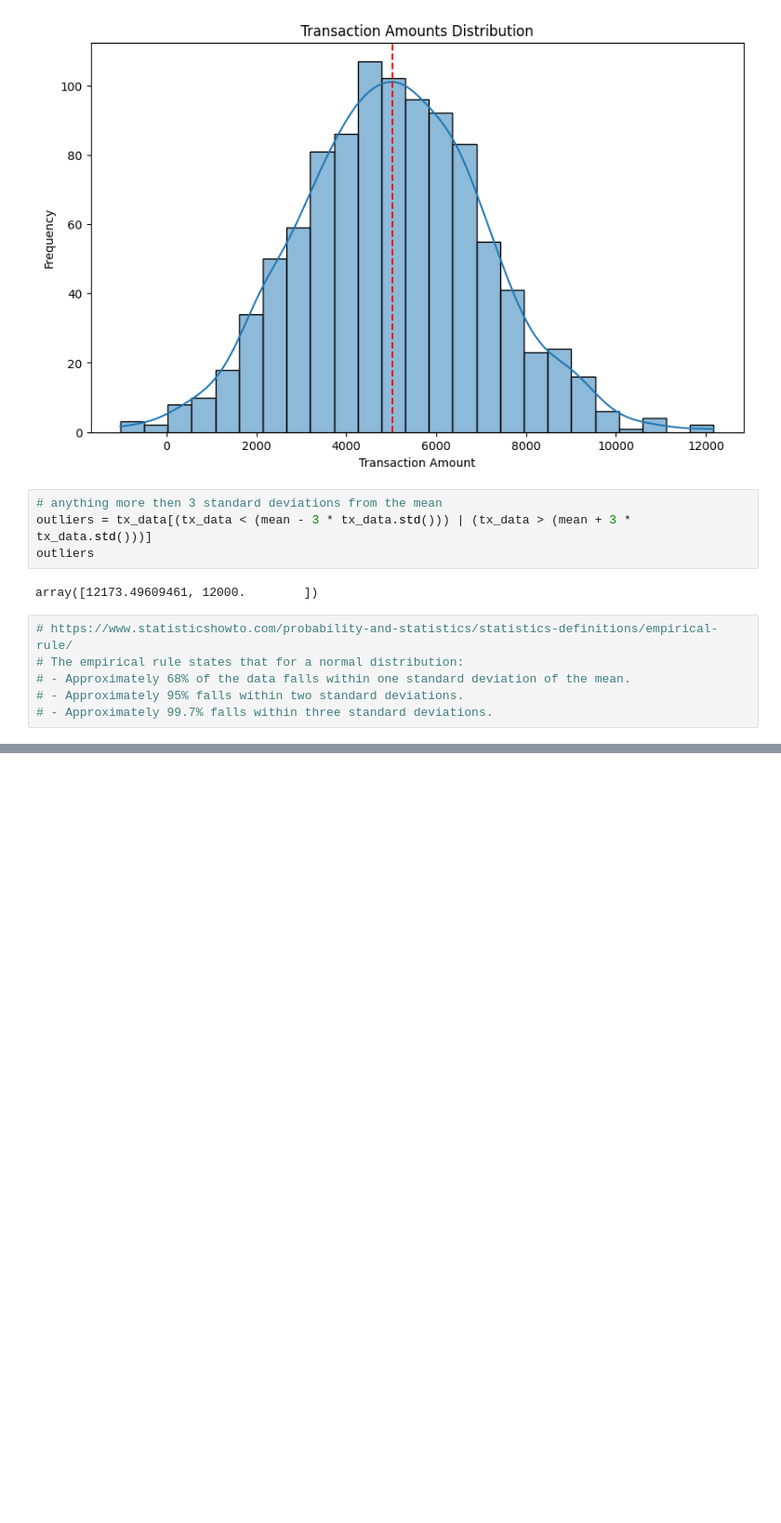
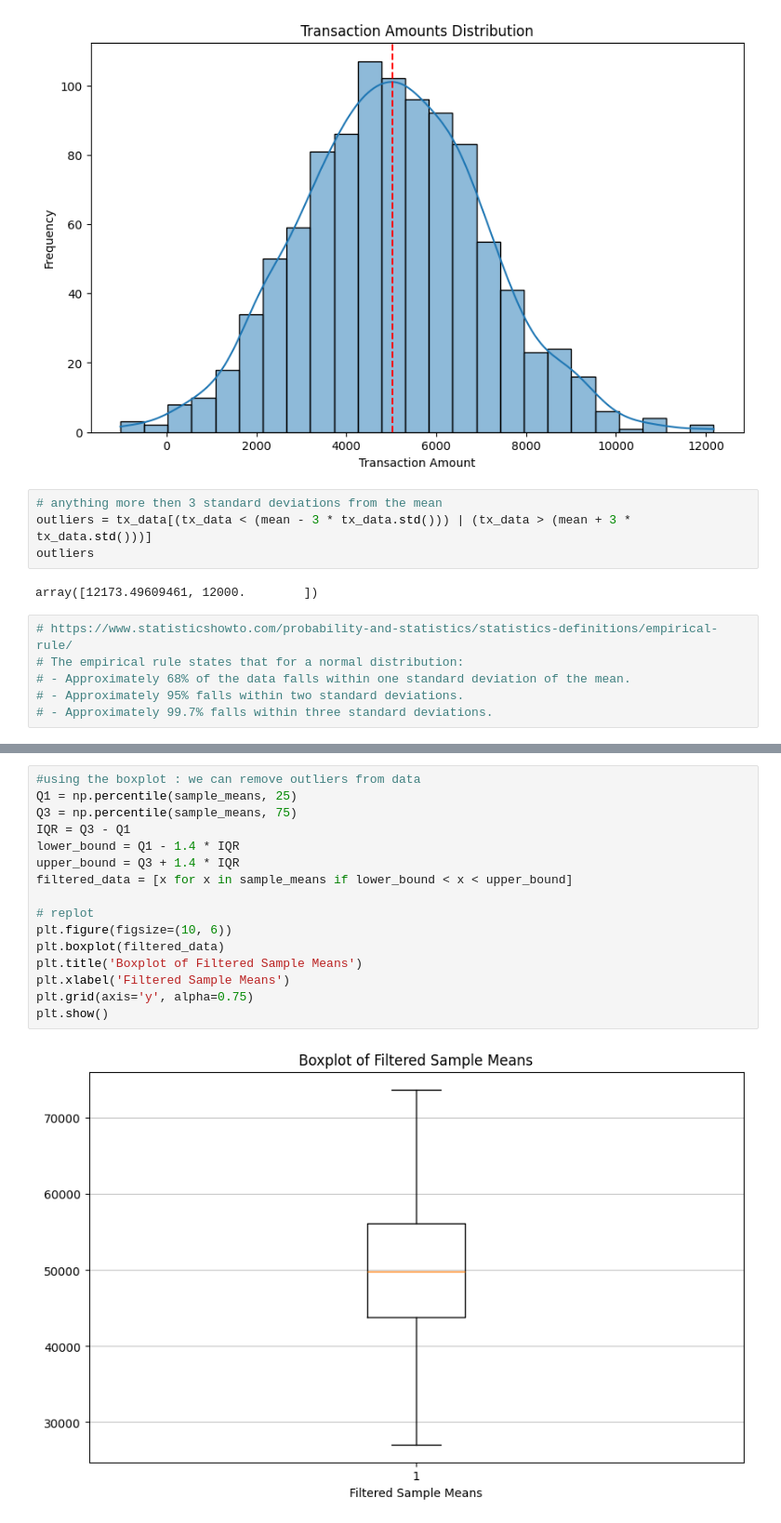
Before and after one commit to rahul8879/harika_ai, a Jupyter notebook: math/02_stats.ipynb, the cells around one changed output, grey strips where cells are left out. Shown at 93% size. Drawn from its saved outputs; the diff is of its cells as text; blank space fills up the shorter version.

```diff
--- a/math/02_stats.ipynb
+++ b/math/02_stats.ipynb
@@ -49,0 +123,18 @@ array([12173.49609461, 12000.        ])
+# %%
+#using the boxplot : we can remove outliers from data
+Q1 = np.percentile(sample_means, 25)
+Q3 = np.percentile(sample_means, 75)
+IQR = Q3 - Q1
+lower_bound = Q1 - 1.4 * IQR
+upper_bound = Q3 + 1.4 * IQR
+filtered_data = [x for x in sample_means if lower_bound < x < upper_bound]
+
+# replot
+plt.figure(figsize=(10, 6))
+plt.boxplot(filtered_data)
+plt.title('Boxplot of Filtered Sample Means')
+plt.xlabel('Filtered Sample Means')
+plt.grid(axis='y', alpha=0.75)
+plt.show()
+# %% [output]
+[figure, added]
```
Also changed, not shown: parts of 6 cells of this notebook, 2 other files.
